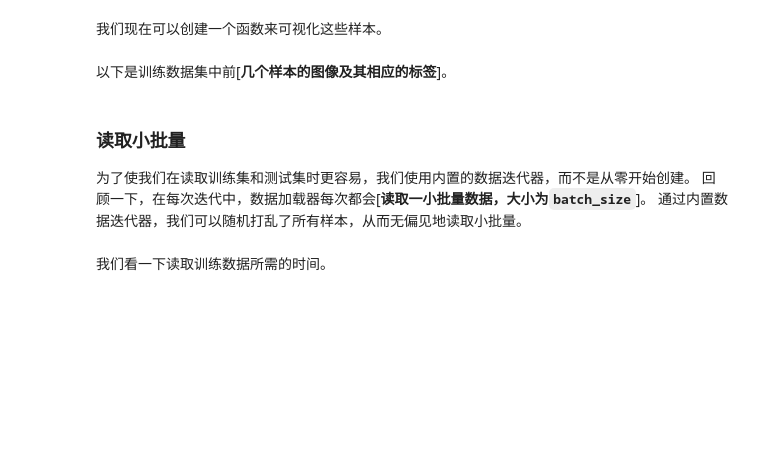
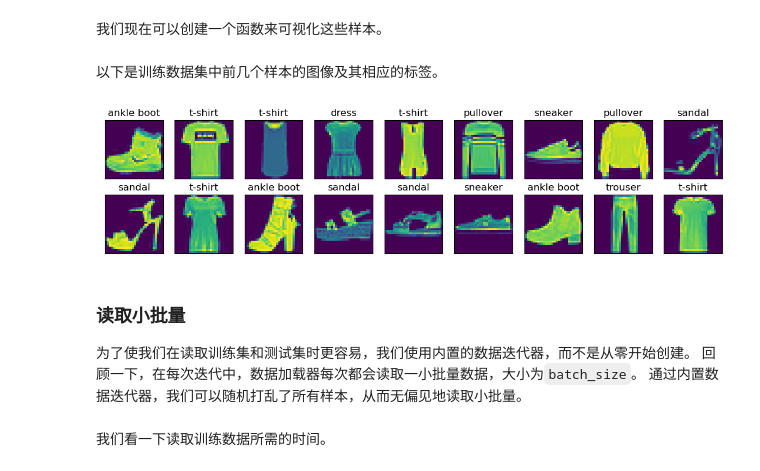
Before and after one commit to cfzngcfz/learning-public, a Jupyter notebook: d2l_ipynb/03.linear-networks.ipynb, the cells around one changed output. Saved outputs shown, nothing was run; the diff lists cells and outputs as text; code cells hidden in the pictures; blank space fills up the shorter version.

```diff
--- a/d2l_ipynb/03.linear-networks.ipynb
+++ b/d2l_ipynb/03.linear-networks.ipynb
@@ -1322,49 +1293,10 @@ def show_images(imgs, num_rows, num_cols, titles=None, scale=1.5):  #@save
         if titles:
             ax.set_title(titles[i])
     return axes
-# %%
-#@tab pytorch
-def show_images(imgs, num_rows, num_cols, titles=None, scale=1.5):  #@save
-    """绘制图像列表"""
-    figsize = (num_cols * scale, num_rows * scale)
-    _, axes = d2l.plt.subplots(num_rows, num_cols, figsize=figsize)
-    axes = axes.flatten()
-    for i, (ax, img) in enumerate(zip(axes, imgs)):
-        if torch.is_tensor(img):
-            # 图片张量
-            ax.imshow(img.numpy())
-        else:
-            # PIL图片
-            ax.imshow(img)
-        ax.axes.get_xaxis().set_visible(False)
-        ax.axes.get_yaxis().set_visible(False)
-        if titles:
-            ax.set_title(titles[i])
-    return axes
-# %%
-#@tab paddle
-#@save
-def show_images(imgs, num_rows, num_cols, titles=None, scale=1.5):
-    """绘制图像列表"""
-    figsize = (num_cols * scale, num_rows * scale)
-    _, axes = d2l.plt.subplots(num_rows, num_cols, figsize=figsize)
-    axes = axes.flatten()
-    for i, (ax, img) in enumerate(zip(axes, imgs)):
-        if paddle.is_tensor(img):
-            # 图片张量
-            ax.imshow(img.numpy())
-        else:
-            # PIL图片
-            ax.imshow(img)
-        ax.axes.get_xaxis().set_visible(False)
-        ax.axes.get_yaxis().set_visible(False)
-        if titles:
-            ax.set_title(titles[i])
-    return axes
 # %% [markdown]
-以下是训练数据集中前[**几个样本的图像及其相应的标签**]。
+以下是训练数据集中前几个样本的图像及其相应的标签。
 # %%
-X, y = mnist_train[:18]
-
-print(X.shape)
-show_images(X.squeeze(axis=-1), 2, 9, titles=get_fashion_mnist_labels(y));
+X, y = next(iter(data.DataLoader(mnist_train, batch_size=18)))
+show_images(X.reshape(18, 28, 28), 2, 9, titles=get_fashion_mnist_labels(y));
+# %% [output]
+[figure, added]
@@ -1385,7 +1304,7 @@ show_images(X.reshape([18, 28, 28]), 2, 9, titles=get_fashion_mnist_labels(y));
 ### 读取小批量
 
 为了使我们在读取训练集和测试集时更容易，我们使用内置的数据迭代器，而不是从零开始创建。
-回顾一下，在每次迭代中，数据加载器每次都会[**读取一小批量数据，大小为`batch_size`**]。
+回顾一下，在每次迭代中，数据加载器每次都会读取一小批量数据，大小为`batch_size`。
 通过内置数据迭代器，我们可以随机打乱了所有样本，从而无偏见地读取小批量。
 # %%
 batch_size = 256
```
Also changed, not shown: parts of 57 cells of this notebook.
